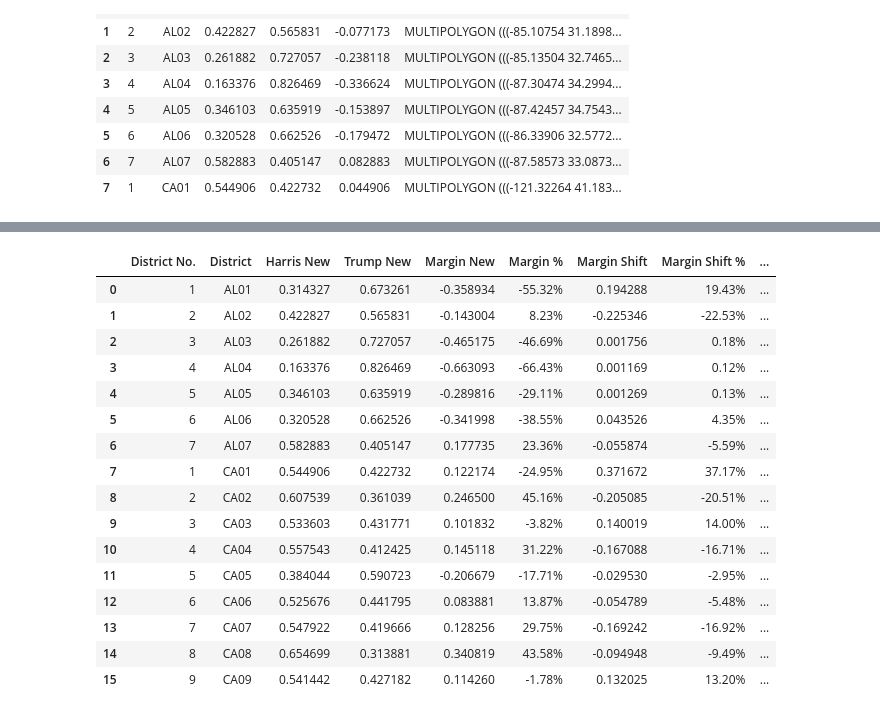
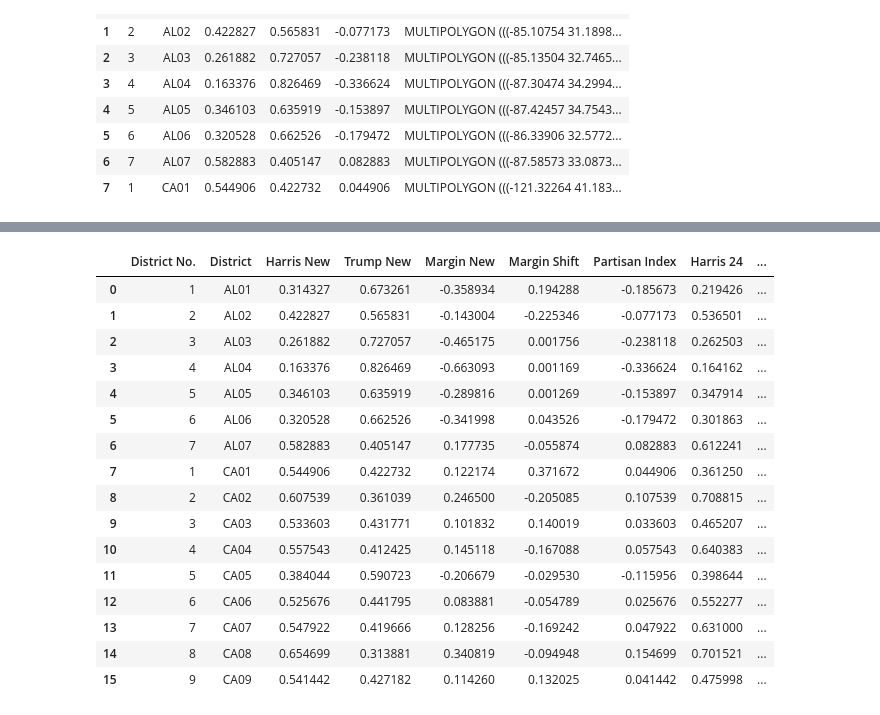
Before and after one commit to rgao/redistricting_tracker, a Jupyter notebook: notebooks/etl_clean.ipynb, the cells around one changed output, grey strips where cells are left out. Drawn from its saved outputs; the diff is of its cells as text; code cells hidden in the pictures.

Commit message:
updated file architecture, implemented calculations for sideba for sidebar info, further cleaned etl file, and removed missouri

```diff
--- a/notebooks/etl_clean.ipynb
+++ b/notebooks/etl_clean.ipynb
@@ -48,10 +47,10 @@ states_gdf.head(8)
 | 7 | 1 | CA01 | 0.544906 | 0.422732 | 0.044906 | MULTIPOLYGON (((-121.32264 41.183... |
 # %%
 # 2024 presidential results by Congressional district
-pres24 = pd.read_csv("data/2024_pres.csv")
+pres24 = pd.read_csv("../data/2024_pres.csv")
 
 # Merged desired columns from the csv file into the geojson file
-columns_to_keep = ['District', 'Harris', 'Trump 24', 'Total', 'Margin']
+columns_to_keep = ['District', 'Harris', 'Trump 24', 'Total']
 
 pres24 = pres24[columns_to_keep]
 
@@ -74,10 +73,10 @@ gdf_clean = merged_gdf.rename(columns={
     'id': 'District No.',
     'DemPct': 'Harris New',
     'RepPct': 'Trump New',
-    'Margin_x': 'Partisan Index',
-    'Harris': 'Harris Votes',
-    'Trump 24': 'Trump Votes',
-    'Margin_y': 'Margin %',
+    'Margin': 'Partisan Index',
+    'Harris': 'Harris 24 Raw',
+    'Trump 24': 'Trump 24 Raw',
+    'Total': 'Total 24 Raw'
 })
 
 gdf_clean.head(8)
@@ -93,17 +92,16 @@ gdf_clean.head(8)
 | 7 | 1 | CA01 | 0.544906 | 0.422732 | 0.044906 | MULTIPOLYGON (((-121.32264 41.183... | 118090 | 199649 | ... |
 # %%
 # Create new columns converting the raw votes into percentages, as well as show the percent margin difference
-gdf_clean['Harris 24'] = gdf_clean['Harris Votes'] / gdf_clean['Total']
-gdf_clean['Trump 24'] = gdf_clean['Trump Votes'] / gdf_clean['Total']
+gdf_clean['Harris 24'] = gdf_clean['Harris 24 Raw'] / gdf_clean['Total 24 Raw']
+gdf_clean['Trump 24'] = gdf_clean['Trump 24 Raw'] / gdf_clean['Total 24 Raw']
 
 gdf_clean['Margin 24'] = gdf_clean['Harris 24'] - gdf_clean['Trump 24']
 gdf_clean['Margin New'] = gdf_clean['Harris New'] - gdf_clean['Trump New']
 
 gdf_clean['Margin Shift'] = gdf_clean['Margin New'] - gdf_clean['Margin 24']
-gdf_clean[['Margin New %', 'Margin Shift %']] = gdf_clean[['Margin New', 'Margin Shift']].map('{:.2%}'.format)
 
 # Remove the columns that we no longer need
-gdf_clean = gdf_clean.drop(columns=['Harris Votes', 'Trump Votes', 'Total'])
+# gdf_clean = gdf_clean.drop(columns=['Harris 24 Raw', 'Trump 24 Raw', 'Total 24 Raw'])
 
 gdf_clean.head()
 # %% [output]
@@ -116,37 +114,37 @@ gdf_clean.head()
 # %%
 # Column to indicate districts targeted by redistricting
 gdf_clean['Targeted'] = (gdf_clean['Margin New'] * gdf_clean['Margin 24']) < 0
 
 # Manually set targeted districts not covered by the above process
 targeted_districts = ['NC01', 'OH09', 'TX28', 'TX34']
 for district in targeted_districts:
     row_index = gdf_clean[gdf_clean['District'] == district].index
     gdf_clean.loc[row_index, 'Targeted'] = True
 
 # Reorder the columns
-reordered_columns = ['District No.', 'District', 'Harris New', 'Trump New', 'Margin New', 'Margin %',
-                    'Margin Shift', 'Margin Shift %', 'Partisan Index',
-                    'Harris 24', 'Trump 24', 'Margin 24', 'Margin New %', 'Targeted', 'geometry']
+reordered_columns = ['District No.', 'District', 'Harris New', 'Trump New', 'Margin New',
+                    'Margin Shift', 'Partisan Index', 'Harris 24', 'Trump 24', 'Margin 24',
+                    'Targeted', 'geometry']
 
 gdf_clean = gdf_clean[reordered_columns]
 
-gdf_clean.to_file("data/map2026.geojson", driver='GeoJSON')
+gdf_clean.to_file("../data/map2026.geojson", driver='GeoJSON')
 gdf_clean.head(16)
 # %% [output]
-|  | District No. | District | Harris New | Trump New | Margin New | Margin % | Margin Shift | Margin Shift % | ... |
-| 0 | 1 | AL01 | 0.314327 | 0.673261 | -0.358934 | -55.32% | 0.194288 | 19.43% | ... |
-| 1 | 2 | AL02 | 0.422827 | 0.565831 | -0.143004 | 8.23% | -0.225346 | -22.53% | ... |
-| 2 | 3 | AL03 | 0.261882 | 0.727057 | -0.465175 | -46.69% | 0.001756 | 0.18% | ... |
-| 3 | 4 | AL04 | 0.163376 | 0.826469 | -0.663093 | -66.43% | 0.001169 | 0.12% | ... |
-| 4 | 5 | AL05 | 0.346103 | 0.635919 | -0.289816 | -29.11% | 0.001269 | 0.13% | ... |
-| 5 | 6 | AL06 | 0.320528 | 0.662526 | -0.341998 | -38.55% | 0.043526 | 4.35% | ... |
-| 6 | 7 | AL07 | 0.582883 | 0.405147 | 0.177735 | 23.36% | -0.055874 | -5.59% | ... |
-| 7 | 1 | CA01 | 0.544906 | 0.422732 | 0.122174 | -24.95% | 0.371672 | 37.17% | ... |
-| 8 | 2 | CA02 | 0.607539 | 0.361039 | 0.246500 | 45.16% | -0.205085 | -20.51% | ... |
-| 9 | 3 | CA03 | 0.533603 | 0.431771 | 0.101832 | -3.82% | 0.140019 | 14.00% | ... |
-| 10 | 4 | CA04 | 0.557543 | 0.412425 | 0.145118 | 31.22% | -0.167088 | -16.71% | ... |
-| 11 | 5 | CA05 | 0.384044 | 0.590723 | -0.206679 | -17.71% | -0.029530 | -2.95% | ... |
-| 12 | 6 | CA06 | 0.525676 | 0.441795 | 0.083881 | 13.87% | -0.054789 | -5.48% | ... |
-| 13 | 7 | CA07 | 0.547922 | 0.419666 | 0.128256 | 29.75% | -0.169242 | -16.92% | ... |
-| 14 | 8 | CA08 | 0.654699 | 0.313881 | 0.340819 | 43.58% | -0.094948 | -9.49% | ... |
-| 15 | 9 | CA09 | 0.541442 | 0.427182 | 0.114260 | -1.78% | 0.132025 | 13.20% | ... |
+|  | District No. | District | Harris New | Trump New | Margin New | Margin Shift | Partisan Index | Harris 24 | ... |
+| 0 | 1 | AL01 | 0.314327 | 0.673261 | -0.358934 | 0.194288 | -0.185673 | 0.219426 | ... |
+| 1 | 2 | AL02 | 0.422827 | 0.565831 | -0.143004 | -0.225346 | -0.077173 | 0.536501 | ... |
+| 2 | 3 | AL03 | 0.261882 | 0.727057 | -0.465175 | 0.001756 | -0.238118 | 0.262503 | ... |
+| 3 | 4 | AL04 | 0.163376 | 0.826469 | -0.663093 | 0.001169 | -0.336624 | 0.164162 | ... |
+| 4 | 5 | AL05 | 0.346103 | 0.635919 | -0.289816 | 0.001269 | -0.153897 | 0.347914 | ... |
+| 5 | 6 | AL06 | 0.320528 | 0.662526 | -0.341998 | 0.043526 | -0.179472 | 0.301863 | ... |
+| 6 | 7 | AL07 | 0.582883 | 0.405147 | 0.177735 | -0.055874 | 0.082883 | 0.612241 | ... |
+| 7 | 1 | CA01 | 0.544906 | 0.422732 | 0.122174 | 0.371672 | 0.044906 | 0.361250 | ... |
+| 8 | 2 | CA02 | 0.607539 | 0.361039 | 0.246500 | -0.205085 | 0.107539 | 0.708815 | ... |
+| 9 | 3 | CA03 | 0.533603 | 0.431771 | 0.101832 | 0.140019 | 0.033603 | 0.465207 | ... |
+| 10 | 4 | CA04 | 0.557543 | 0.412425 | 0.145118 | -0.167088 | 0.057543 | 0.640383 | ... |
+| 11 | 5 | CA05 | 0.384044 | 0.590723 | -0.206679 | -0.029530 | -0.115956 | 0.398644 | ... |
+| 12 | 6 | CA06 | 0.525676 | 0.441795 | 0.083881 | -0.054789 | 0.025676 | 0.552277 | ... |
+| 13 | 7 | CA07 | 0.547922 | 0.419666 | 0.128256 | -0.169242 | 0.047922 | 0.631000 | ... |
+| 14 | 8 | CA08 | 0.654699 | 0.313881 | 0.340819 | -0.094948 | 0.154699 | 0.701521 | ... |
+| 15 | 9 | CA09 | 0.541442 | 0.427182 | 0.114260 | 0.132025 | 0.041442 | 0.475998 | ... |
```
Also changed, not shown: parts of 4 cells of this notebook, 14 other files.
